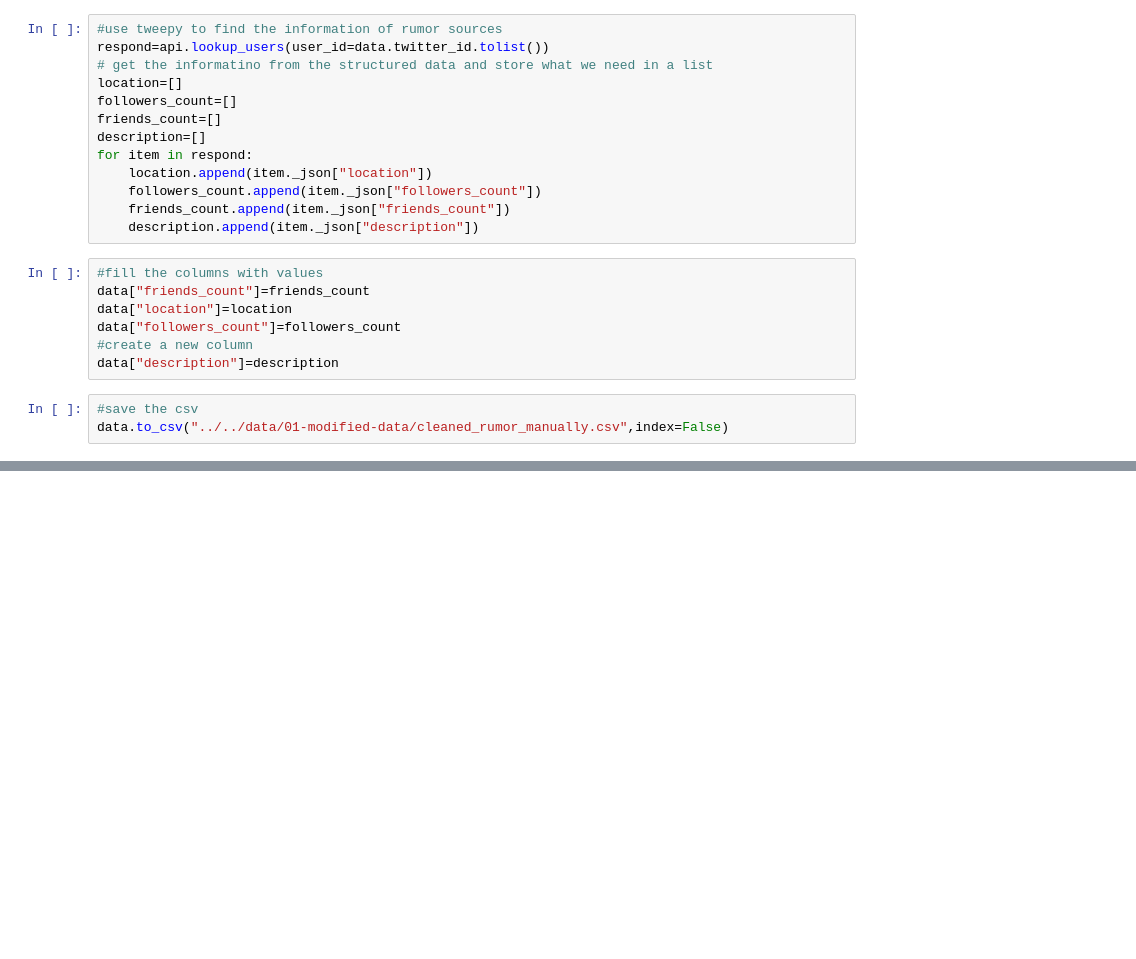
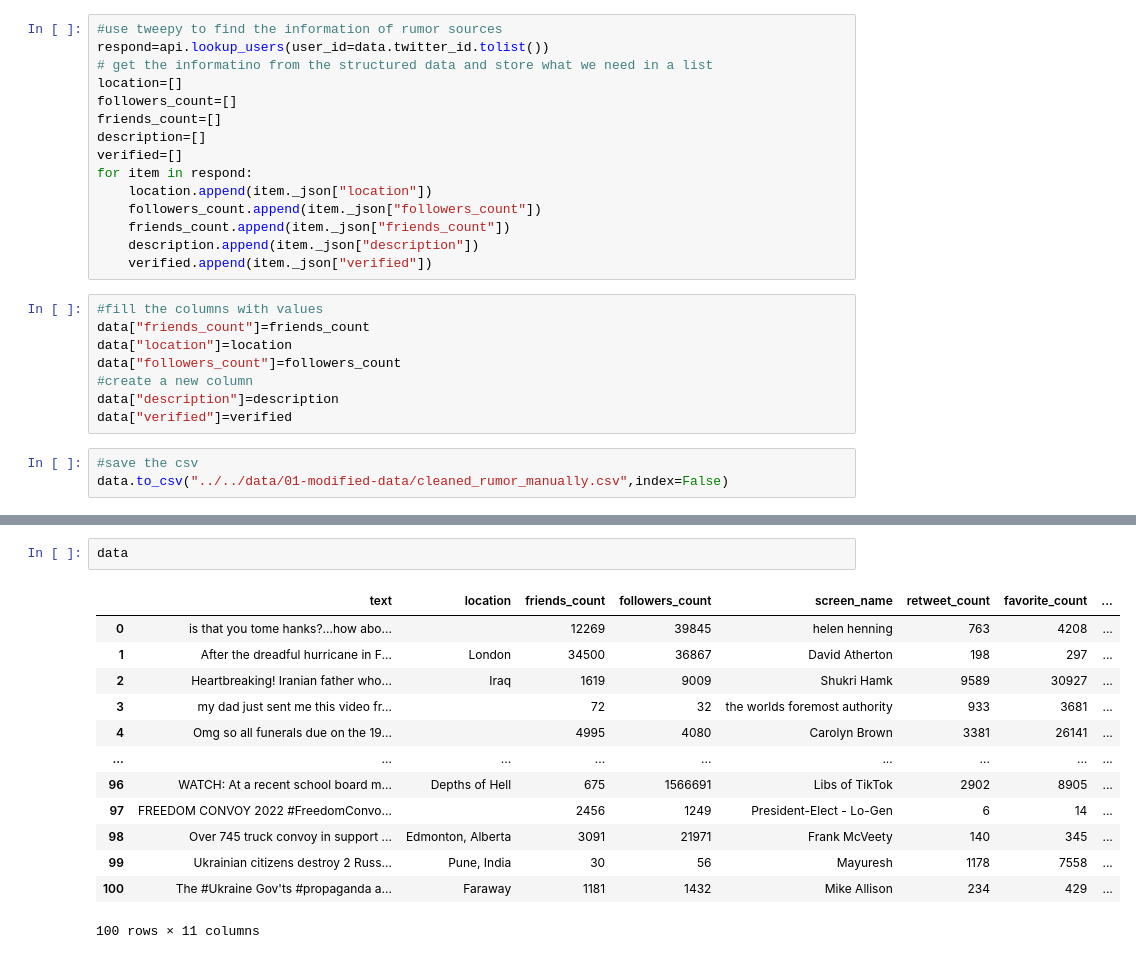
Before and after one commit to anly501/anly-501-project-FlynnFlag, a Jupyter notebook: codes/01-data-gathering/account_performance_of_rumor_source.ipynb, the cells around one changed output, grey strips where cells are left out. Cells and saved outputs as stored; diff of their text form; blank space fills up the shorter version.

```diff
--- a/codes/01-data-gathering/account_performance_of_rumor_source.ipynb
+++ b/codes/01-data-gathering/account_performance_of_rumor_source.ipynb
@@ -46,11 +46,13 @@ location=[]
 followers_count=[]
 friends_count=[]
 description=[]
+verified=[]
 for item in respond:
     location.append(item._json["location"])
     followers_count.append(item._json["followers_count"])
     friends_count.append(item._json["friends_count"])
     description.append(item._json["description"])
+    verified.append(item._json["verified"])
 # %%
 #fill the columns with values
 data["friends_count"]=friends_count
@@ -58,6 +60,7 @@ data["location"]=location
 data["followers_count"]=followers_count
 #create a new column
 data["description"]=description
+data["verified"]=verified
 # %%
 #save the csv
 data.to_csv("../../data/01-modified-data/cleaned_rumor_manually.csv",index=False)
@@ -82,0 +67,16 @@ data.to_csv("../../data/01-modified-data/cleaned_rumor_manually.csv",index=False
+# %%
+data
+# %% [output]
+|  | text | location | friends_count | followers_count | screen_name | retweet_count | favorite_count | ... |
+| 0 | is that you tome hanks?...how abo... |  | 12269 | 39845 | helen henning | 763 | 4208 | ... |
+| 1 | After the dreadful hurricane in F... | London | 34500 | 36867 | David Atherton | 198 | 297 | ... |
+| 2 | Heartbreaking! Iranian father who... | Iraq | 1619 | 9009 | Shukri Hamk | 9589 | 30927 | ... |
+| 3 | my dad just sent me this video fr... |  | 72 | 32 | the worlds foremost authority | 933 | 3681 | ... |
+| 4 | Omg so all funerals due on the 19... |  | 4995 | 4080 | Carolyn Brown | 3381 | 26141 | ... |
+| ... | ... | ... | ... | ... | ... | ... | ... | ... |
+| 96 | WATCH: At a recent school board m... | Depths of Hell | 675 | 1566691 | Libs of TikTok | 2902 | 8905 | ... |
+| 97 | FREEDOM CONVOY 2022 #FreedomConvo... |  | 2456 | 1249 | President-Elect - Lo-Gen | 6 | 14 | ... |
+| 98 | Over 745 truck convoy in support ... | Edmonton, Alberta | 3091 | 21971 | Frank McVeety | 140 | 345 | ... |
+| 99 | Ukrainian citizens destroy 2 Russ... | Pune, India | 30 | 56 | Mayuresh | 1178 | 7558 | ... |
+| 100 | The #Ukraine Gov'ts #propaganda a... | Faraway | 1181 | 1432 | Mike Allison | 234 | 429 | ... |
+100 rows × 11 columns
```
Also changed, not shown: parts of 2 cells of this notebook, 20 other files.
